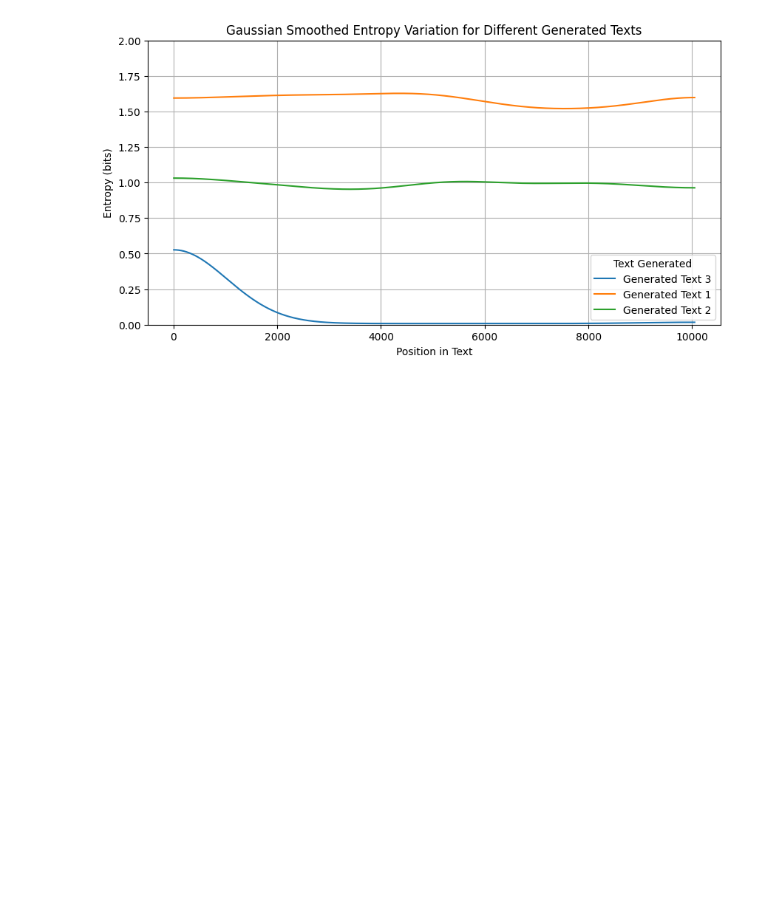
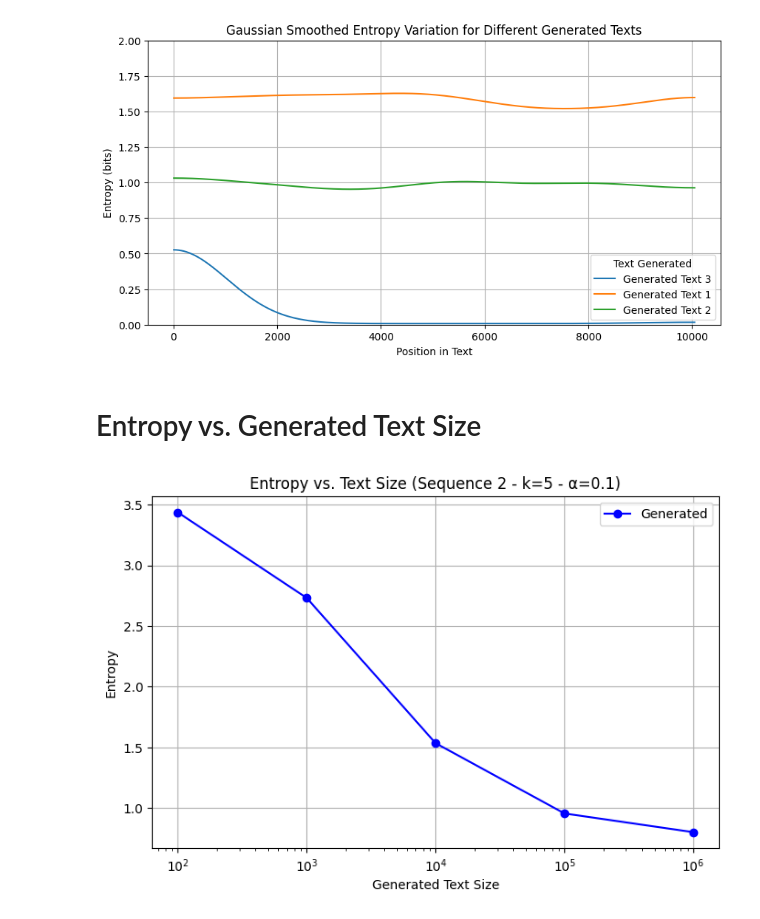
Before and after one commit to DiogoSilva1904/TAI_LB1, a Jupyter notebook: visualizations.ipynb, the cells around one changed output. Saved outputs shown, nothing was run; the diff lists cells and outputs as text; code cells hidden in the pictures; blank space fills up the shorter version.

Commit message:
add a plot

```diff
--- a/visualizations.ipynb
+++ b/visualizations.ipynb
@@ -137,3 +137,31 @@ plt.ylim(0, 2.0)
 plt.show()
 # %% [output]
 [figure]
+# %% [markdown]
+# Entropy vs. Generated Text Size
+# %%
+import pandas as pd
+import matplotlib.pyplot as plt
+
+# Load data
+df = pd.read_csv("entropy_generated.csv")
+
+# Plot data
+plt.figure(figsize=(8, 5))
+plt.plot(df['text_size'], df['entropy'], marker='o', linestyle='-', color='b', label='Generated')
+
+
+# Formatting
+plt.xscale('log')  # Log scale for better visualization
+plt.xlabel("Generated Text Size")
+plt.ylabel("Entropy")
+plt.title("Entropy vs. Text Size (Sequence 2 - k=5 - α=0.1)")
+plt.legend()
+plt.grid(True)
+
+
+
+# Show plot
+plt.show()
+# %% [output]
+[figure, added]
```
